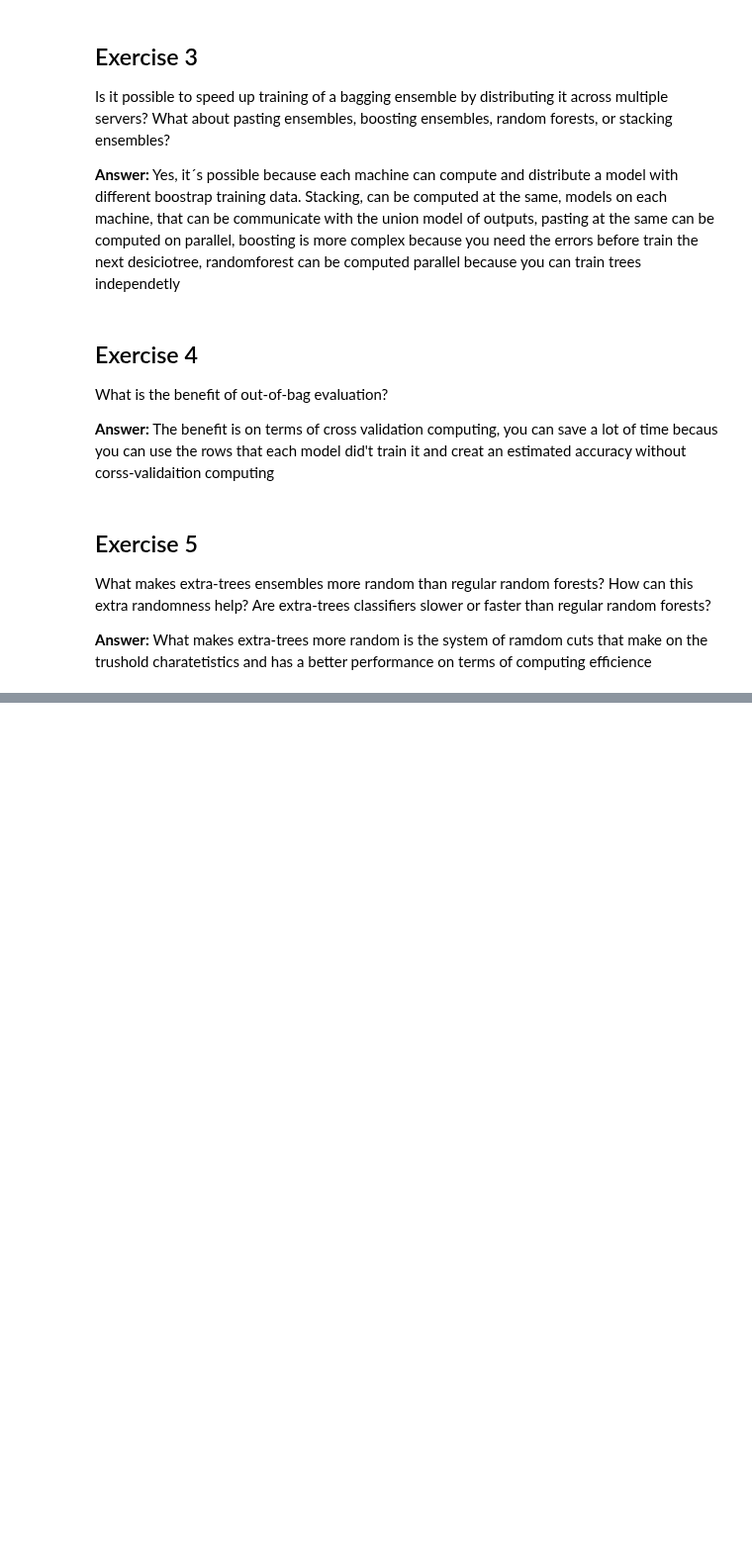
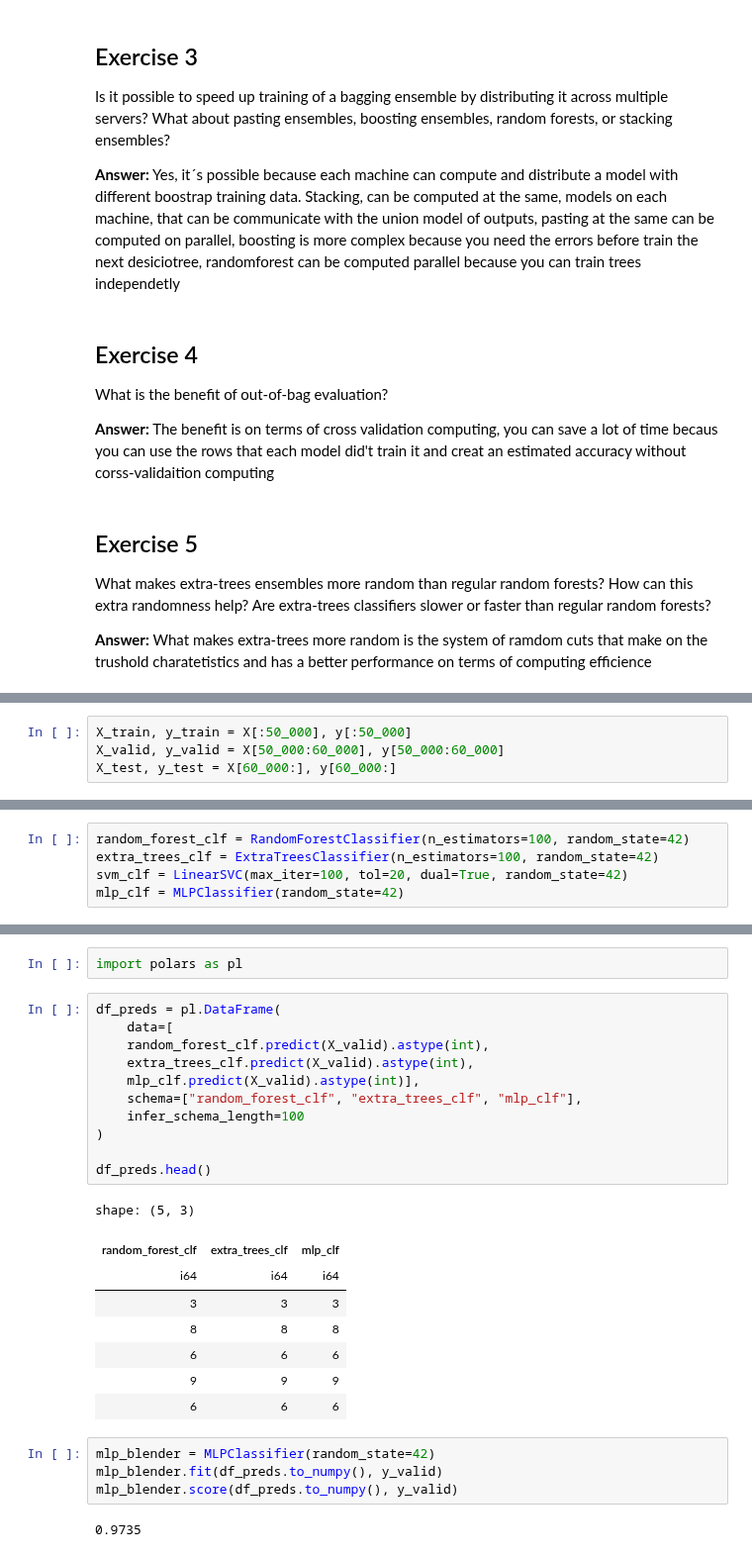
Before and after one commit to Sechi42/homl-study, a Jupyter notebook: 06_ensemble_learning_and_random_forests/excersices.ipynb, the cells around one changed output, grey strips where cells are left out. Shown at 99% size. Drawn from its saved outputs; the diff is of its cells as text; blank space fills up the shorter version.

```diff
--- a/06_ensemble_learning_and_random_forests/excersices.ipynb
+++ b/06_ensemble_learning_and_random_forests/excersices.ipynb
@@ -53,0 +130,4 @@ pass
+# %%
+X_train, y_train = X[:50_000], y[:50_000]
+X_valid, y_valid = X[50_000:60_000], y[50_000:60_000]
+X_test, y_test = X[60_000:], y[60_000:]
@@ -53,0 +141,5 @@ pass
+# %%
+random_forest_clf = RandomForestClassifier(n_estimators=100, random_state=42)
+extra_trees_clf = ExtraTreesClassifier(n_estimators=100, random_state=42)
+svm_clf = LinearSVC(max_iter=100, tol=20, dual=True, random_state=42)
+mlp_clf = MLPClassifier(random_state=42)
@@ -53,0 +167,28 @@ pass
+# %%
+import polars as pl
+# %%
+df_preds = pl.DataFrame(
+    data=[
+    random_forest_clf.predict(X_valid).astype(int),
+    extra_trees_clf.predict(X_valid).astype(int),
+    mlp_clf.predict(X_valid).astype(int)],
+    schema=["random_forest_clf", "extra_trees_clf", "mlp_clf"],
+    infer_schema_length=100
+)
+
+df_preds.head()
+# %% [output]
+shape: (5, 3)
+| random_forest_clf | extra_trees_clf | mlp_clf |
+| i64 | i64 | i64 |
+| 3 | 3 | 3 |
+| 8 | 8 | 8 |
+| 6 | 6 | 6 |
+| 9 | 9 | 9 |
+| 6 | 6 | 6 |
+# %%
+mlp_blender = MLPClassifier(random_state=42)
+mlp_blender.fit(df_preds.to_numpy(), y_valid)
+mlp_blender.score(df_preds.to_numpy(), y_valid)
+# %% [output]
+0.9735
```
Also changed, not shown: parts of 24 cells of this notebook, 3 other files.
